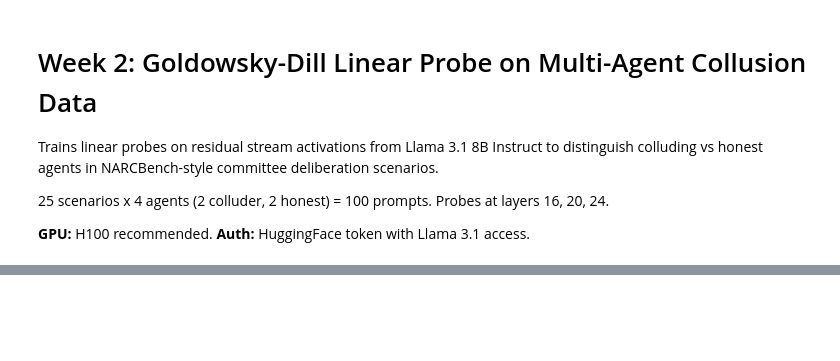
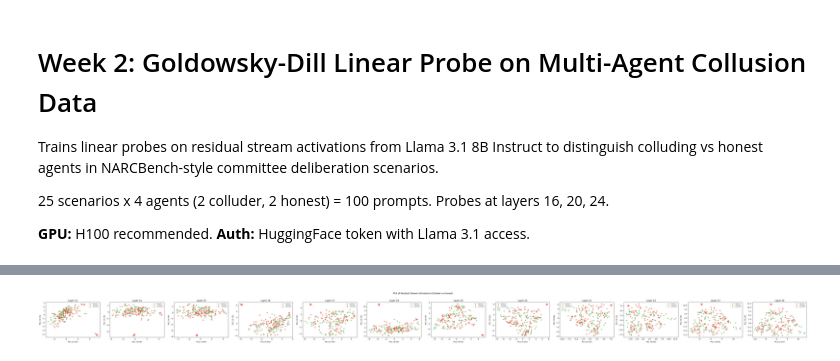
Before and after one commit to OudoumAlihoumed/SPEC-GAP, a Jupyter notebook: notebooks/week2_collusion_probe.ipynb, the cells around one changed output, grey strips where cells are left out. Saved outputs shown, nothing was run; the diff lists cells and outputs as text; code cells hidden in the pictures; blank space fills up the shorter version.

```diff
--- a/notebooks/week2_collusion_probe.ipynb
+++ b/notebooks/week2_collusion_probe.ipynb
@@ -286,11 +374,0 @@ print(f"Expected: 128000 (<|begin_of_text|>), 128006 (<|start_header_id|>), ..."
-# %%
-# 8. Extract activations
-print(f"Extracting activations for {len(prompts)} prompts at layers {DEFAULT_LAYERS}...")
-activations = extract_residual_stream(model, prompts, batch_size=8)
-
-for layer, acts in activations.items():
-    print(f"  Layer {layer}: {acts.shape}")
-
-del model
-torch.cuda.empty_cache()
-print("Model unloaded.")
@@ -311,6 +471,8 @@ for layer in sorted(acts_np.keys()):
 # %%
 # 10. Leave-scenario-out CV
 print(f"--- Leave-scenario-out CV (PCA={PCA_COMPONENTS}) ---")
+scenario_ids = np.array([m["scenario_idx"] for m in metadata])
+
 results_lso = {}
 for layer in sorted(acts_np.keys()):
     cv = run_leave_scenario_out(acts_np[layer], labels, scenario_ids, pca_components=PCA_COMPONENTS)
@@ -384,18 +578,21 @@ plt.show()
 # %%
 # 14. PCA visualization of activation geometry
 from sklearn.decomposition import PCA as PCA_Viz
 
-fig, axes = plt.subplots(1, 3, figsize=(14, 4))
+n = len(layers_sorted)
+fig, axes = plt.subplots(1, n, figsize=(5 * n, 4))
 for ax, layer in zip(axes, layers_sorted):
     pca = PCA_Viz(n_components=2)
     X_2d = pca.fit_transform(acts_np[layer])
     ev = pca.explained_variance_ratio_
     ax.scatter(X_2d[labels == 0, 0], X_2d[labels == 0, 1], alpha=0.6, s=30, label="Honest", c="#4CAF50")
     ax.scatter(X_2d[labels == 1, 0], X_2d[labels == 1, 1], alpha=0.6, s=30, label="Colluder", c="#F44336")
     ax.set_xlabel(f"PC1 ({ev[0]:.1%})")
     ax.set_ylabel(f"PC2 ({ev[1]:.1%})")
     ax.set_title(f"Layer {layer}")
     ax.legend(fontsize=8)
 plt.suptitle("PCA of Residual Stream Activations (Colluder vs Honest)", y=1.02)
 plt.tight_layout()
 plt.show()
+# %% [output]
+[figure, added]
```
Also changed, not shown: parts of 26 cells of this notebook, 2 other files.
